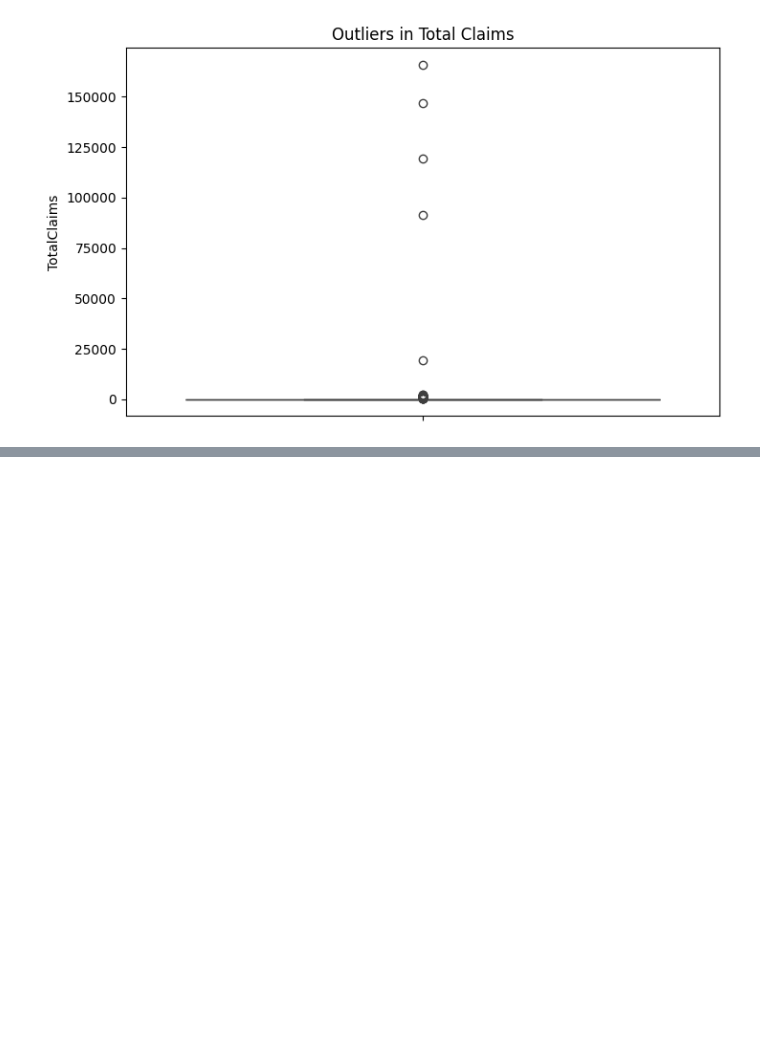
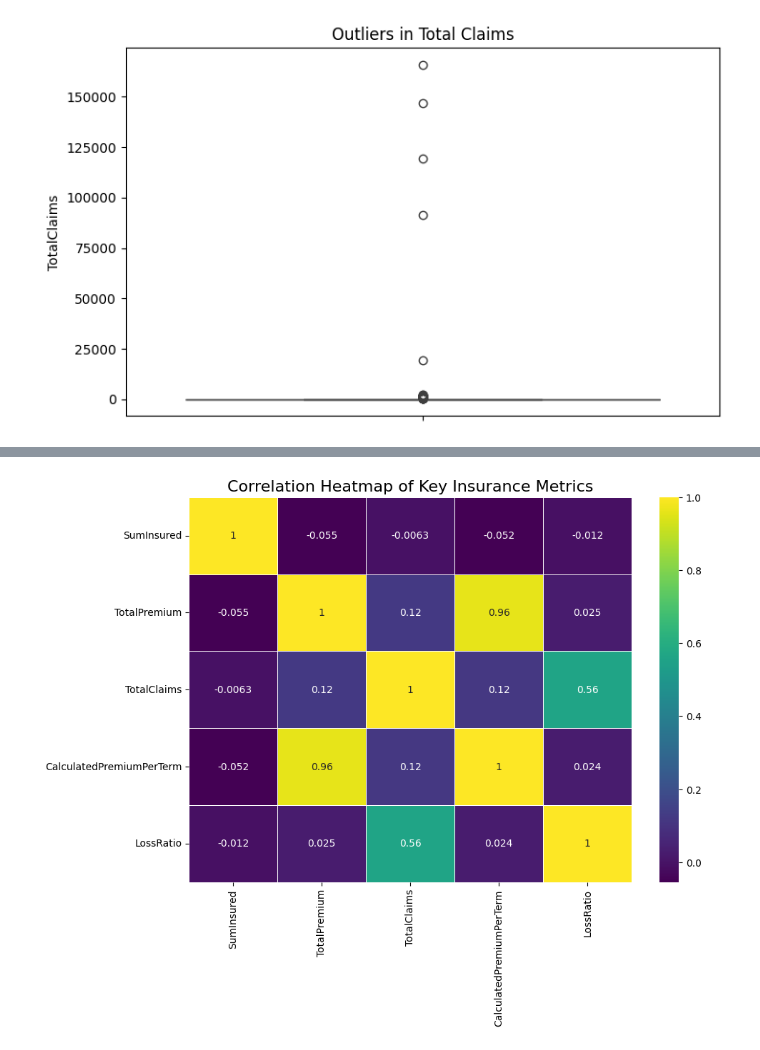
Before and after one commit to Feven777/Risk-Analytics-Predictive-Modeling, a Jupyter notebook: notebook/EDA_task1.ipynb, the cells around one changed output, grey strips where cells are left out. Cells and saved outputs as stored; diff of their text form; code cells hidden in the pictures; blank space fills up the shorter version.

```diff
--- a/notebook/EDA_task1.ipynb
+++ b/notebook/EDA_task1.ipynb
@@ -320,0 +412,18 @@ plt.show()
+# %%
+numeric_cols = [
+    'SumInsured', 'TotalPremium', 'TotalClaims',
+    'CalculatedPremiumPerTerm', 'LossRatio'
+]
+
+plt.figure(figsize=(10, 7))
+sns.heatmap(
+    df_final_clean[numeric_cols].corr(),
+    annot=True,
+    cmap="viridis",
+    linewidths=0.5
+)
+
+plt.title("Correlation Heatmap of Key Insurance Metrics", fontsize=16)
+plt.show()
+# %% [output]
+[figure, added]
```
Also changed, not shown: parts of 5 cells of this notebook.
